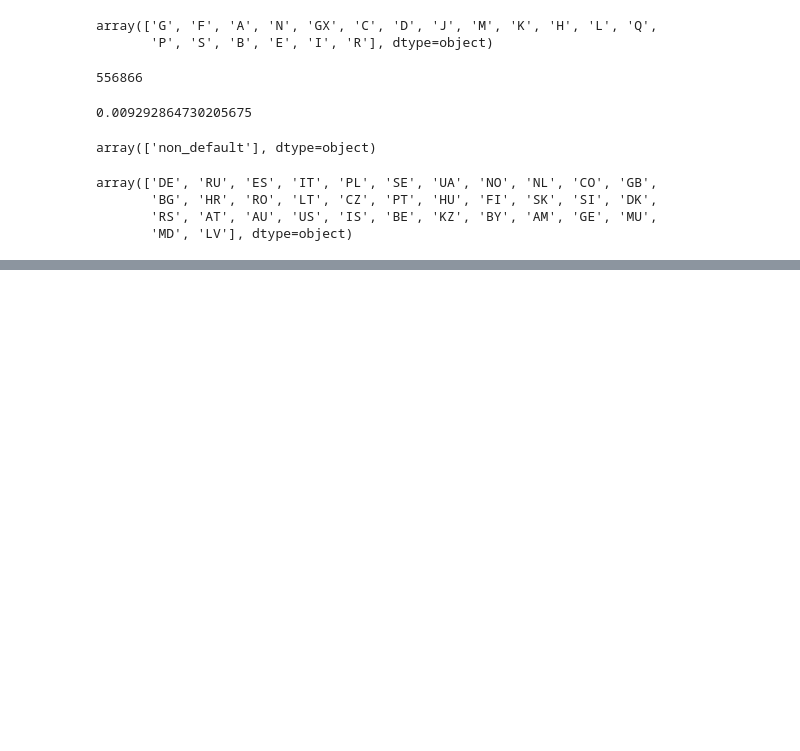
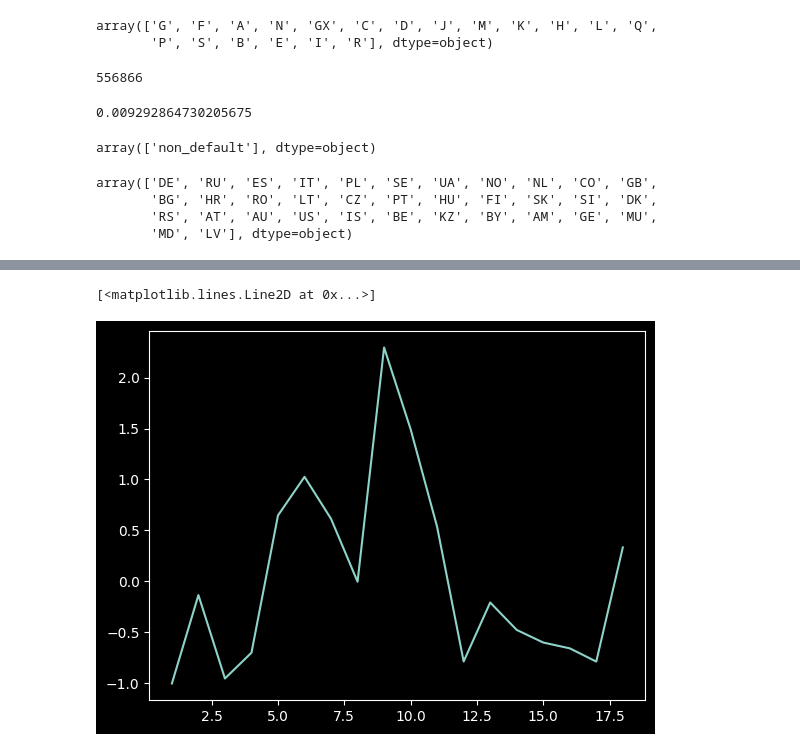
Before and after one commit to jakublaza/FCS-Zanders, a Jupyter notebook: FCS_code.ipynb, the cells around one changed output, grey strips where cells are left out. Drawn from its saved outputs; the diff is of its cells as text; code cells hidden in the pictures; blank space fills up the shorter version.

```diff
--- a/FCS_code.ipynb
+++ b/FCS_code.ipynb
@@ -138,0 +491,7 @@ array([2020, 2011, 2013, 2014, 2021, 2016, 2015, 2006, 2005, 2019, 2017,
+# %%
+X_GDP_d = pd.concat([X_GDP.iloc[1:, 0], X_GDP.iloc[:, 1:].diff()], axis = 1).dropna()
+# %%
+plt.plot(X_GDP_d['unemployment'])
+# %% [output]
+[<matplotlib.lines.Line2D at 0x...>]
+[figure, added]
```
Also changed, not shown: parts of 62 cells of this notebook, 5 other files.
